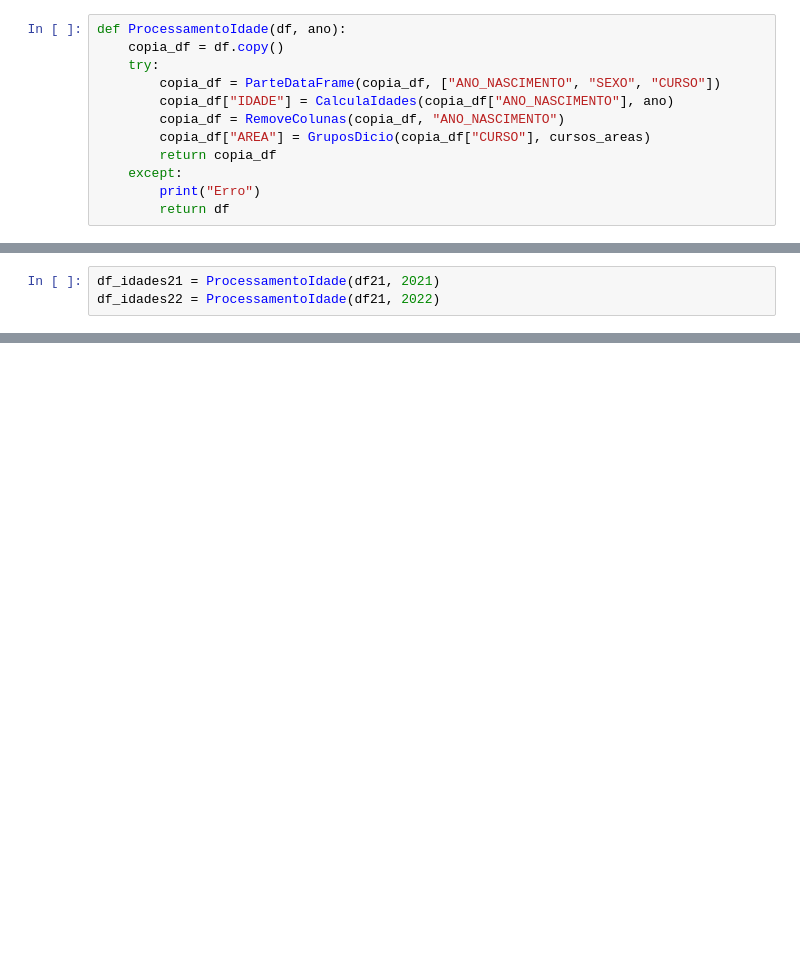
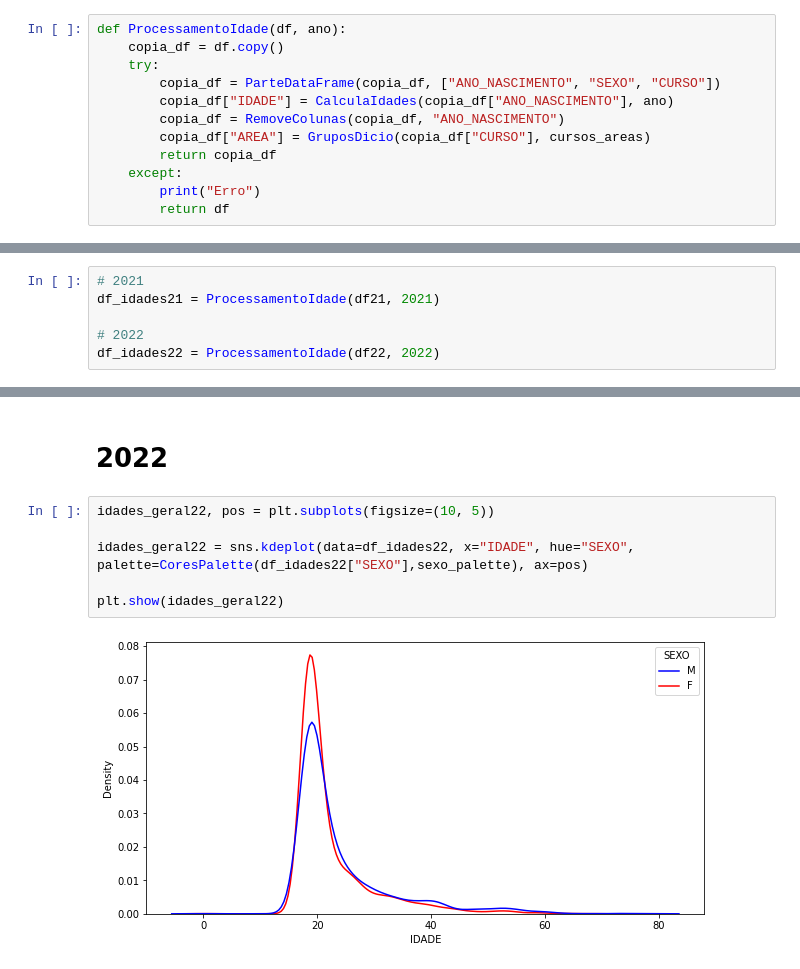
Before and after one commit to Cafeko/UFPE_Projeto_IP, a Jupyter notebook: Idade_dados.ipynb, the cells around one changed output, grey strips where cells are left out. Cells and saved outputs as stored; diff of their text form; blank space fills up the shorter version.

```diff
--- a/Idade_dados.ipynb
+++ b/Idade_dados.ipynb
@@ -22,3 +26,6 @@ def ProcessamentoIdade(df, ano):
 # %%
+# 2021
 df_idades21 = ProcessamentoIdade(df21, 2021)
-df_idades22 = ProcessamentoIdade(df21, 2022)
+
+# 2022
+df_idades22 = ProcessamentoIdade(df22, 2022)
@@ -34,0 +54,10 @@ plt.show(grafico_idade2)
+# %% [markdown]
+# 2022
+# %%
+idades_geral22, pos = plt.subplots(figsize=(10, 5))
+
+idades_geral22 = sns.kdeplot(data=df_idades22, x="IDADE", hue="SEXO", palette=CoresPalette(df_idades22["SEXO"],sexo_palette), ax=pos)
+
+plt.show(idades_geral22)
+# %% [output]
+[figure, added]
```
Also changed, not shown: parts of 11 cells of this notebook, 1 other file.
